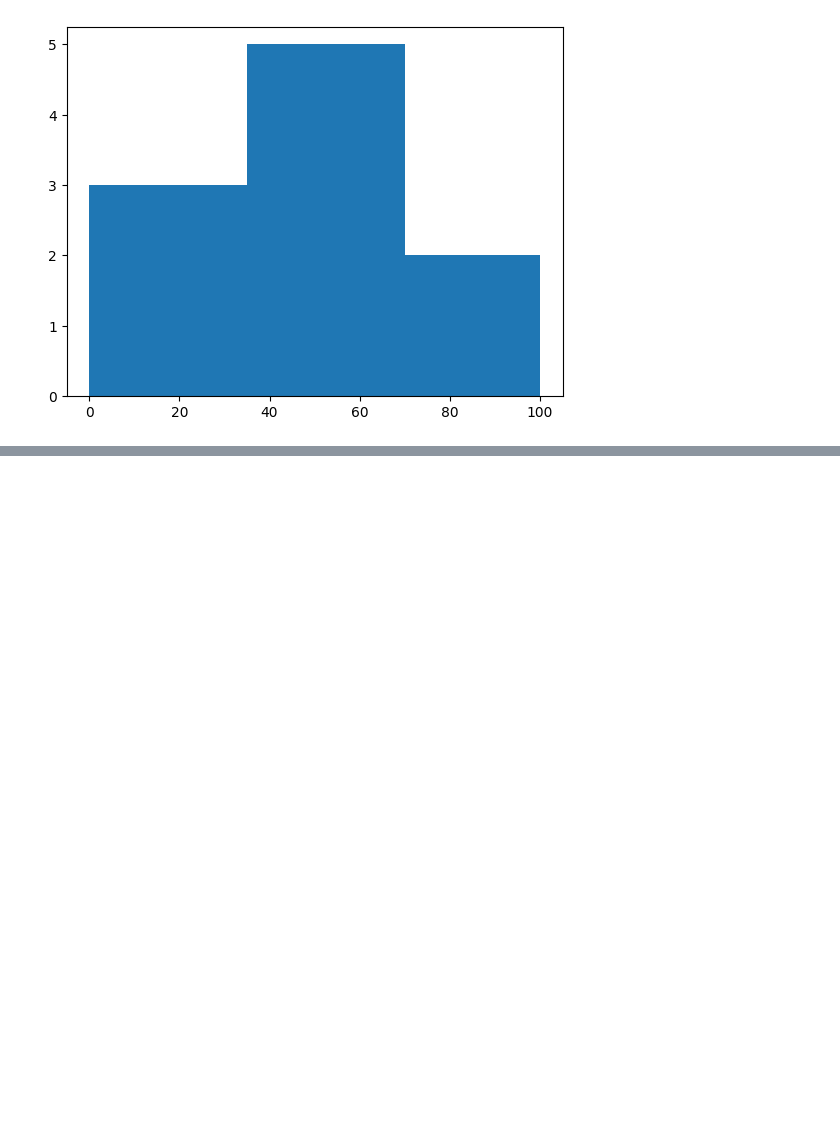
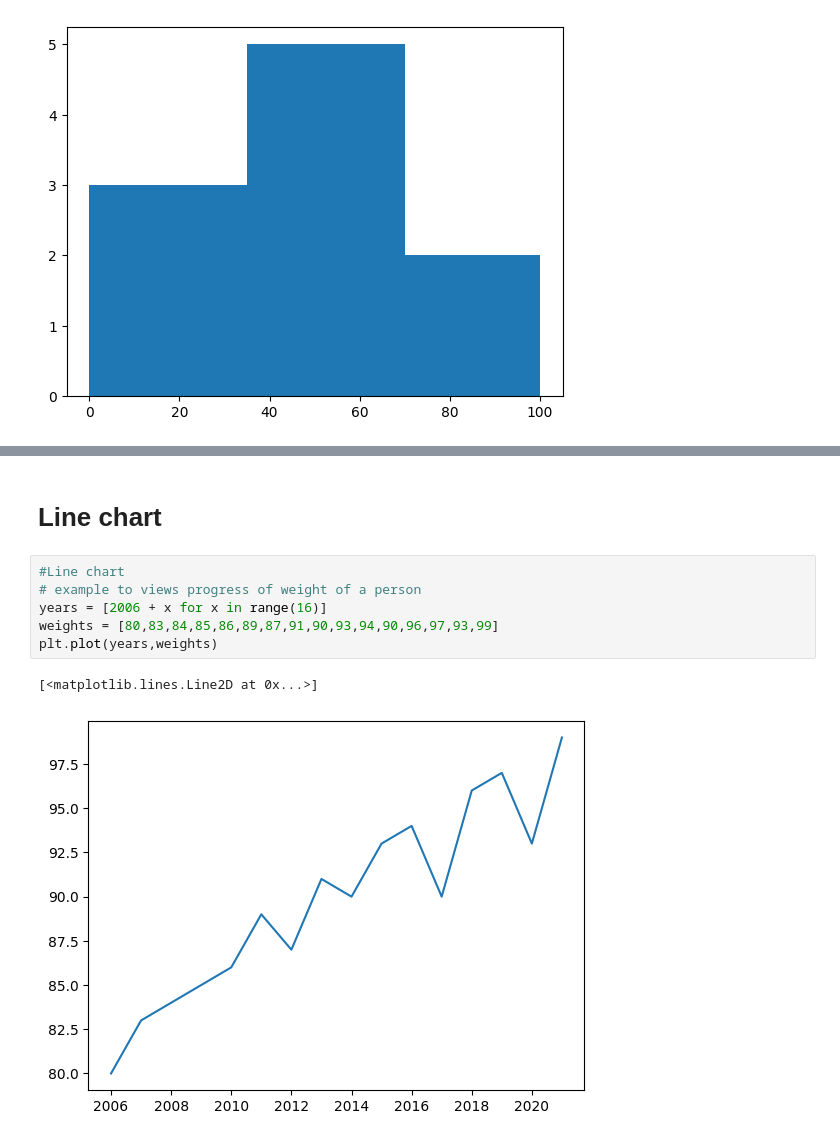
Before and after one commit to haneeth25/Libraries_prac, a Jupyter notebook: matplotlib.ipynb, the cells around one changed output, grey strips where cells are left out. Drawn from its saved outputs; the diff is of its cells as text; blank space fills up the shorter version.

```diff
--- a/matplotlib.ipynb
+++ b/matplotlib.ipynb
@@ -69,0 +92,11 @@ plt.hist(marks,grade_intervals)
+# %% [markdown]
+# Line chart
+# %%
+#Line chart
+# example to views progress of weight of a person
+years = [2006 + x for x in range(16)]
+weights = [80,83,84,85,86,89,87,91,90,93,94,90,96,97,93,99]
+plt.plot(years,weights)
+# %% [output]
+[<matplotlib.lines.Line2D at 0x...>]
+[figure, added]
```
Also changed, not shown: parts of 25 cells of this notebook.
